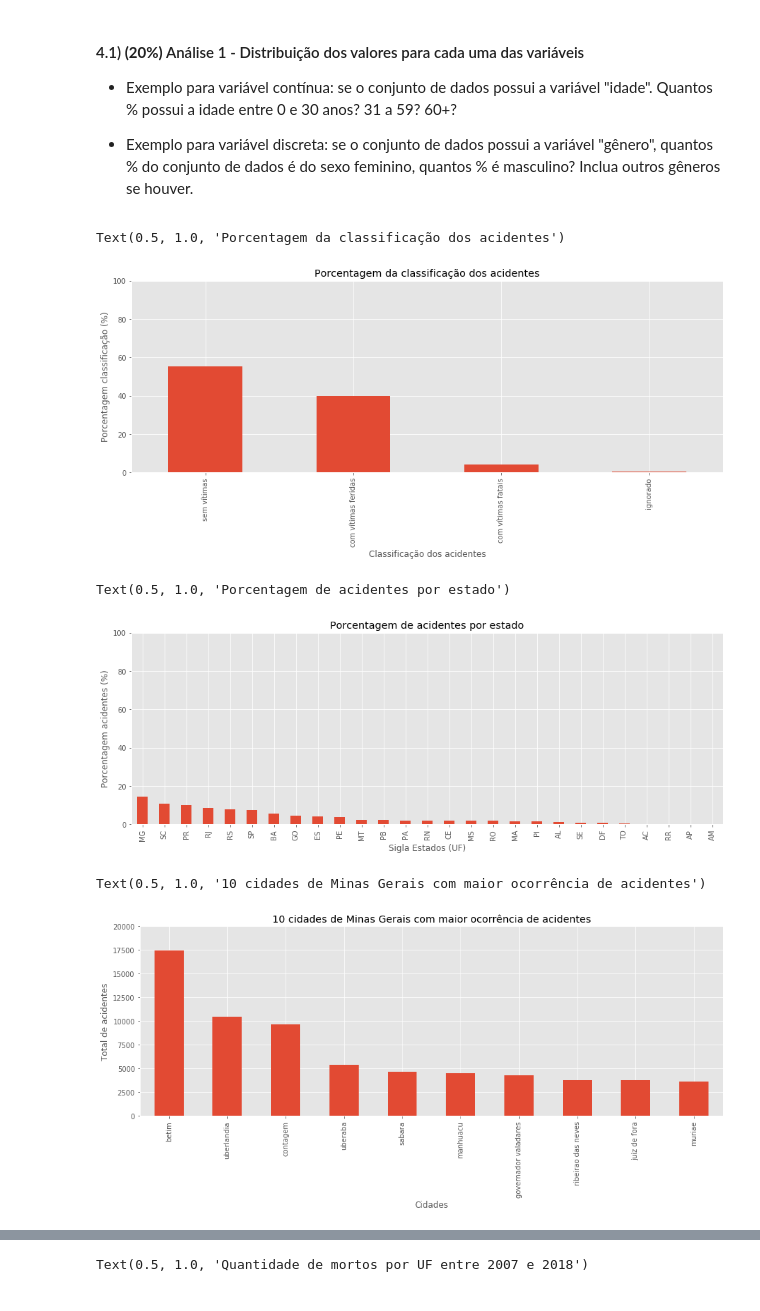
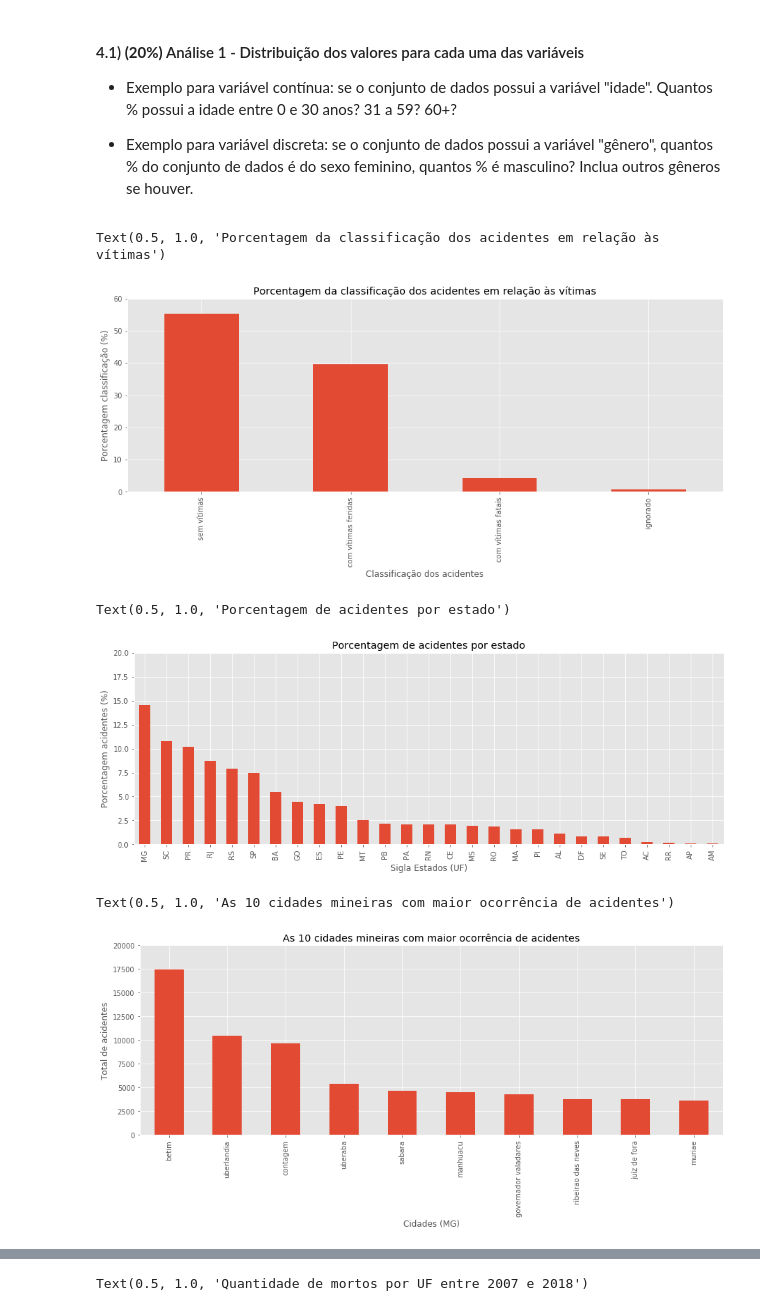
Before and after one commit to LilianeAquino/aed_projeto_1, a Jupyter notebook: template.ipynb, the cells around one changed output, grey strips where cells are left out. Cells and saved outputs as stored; diff of their text form; code cells hidden in the pictures.

```diff
--- a/template.ipynb
+++ b/template.ipynb
@@ -76,7 +70,7 @@ Pandas:  0.24.2
 # %%
 df = pd.read_csv('acidentes-rodovia-br.csv', low_memory=False)
-df.drop(['Unnamed: 0'], axis=1, inplace=True)
-df.head(2)
+df.drop(['Unnamed: 0', 'uso_solo'], axis=1, inplace=True)
+df.head(5)
 # %% [output]
 |  | id | data_inversa | horario | uf | br | km | municipio | causa_acidente | tipo_acidente | ... |
 | 0 | 1035523.0 | 2012-01-01 | 15:45:00 | SC | 282 | 513.7 | XAXIM | Velocidade incompatível | Saída de Pista | ... |
@@ -92,7 +89,6 @@ df.drop(df[df['sentido_via'] == '(null)'].index, inplace=True)
 df.drop(df[df['condicao_metereologica'] == '(null)'].index, inplace=True)
 df.drop(df[df['tipo_pista'] == '(null)'].index, inplace=True)
 df.drop(df[df['tracado_via'] == '(null)'].index, inplace=True)
-df.drop(df[df['uso_solo'] == '(null)'].index, inplace=True)
 # %%
 print('Números de linhas:', df.shape[0])
 print('Números de colunas:', df.shape[1])
@@ -141,7 +137,6 @@ df['sentido_via'] = df['sentido_via'].apply(cleanText)
 df['condicao_metereologica'] = df['condicao_metereologica'].apply(cleanText)
 df['tipo_pista'] = df['tipo_pista'].apply(cleanText)
 df['tracado_via'] = df['tracado_via'].apply(cleanText)
-df['uso_solo'] = df['uso_solo'].apply(cleanText)
 # %%
 df['id'] = df['id'].astype('int32')
 df['mortos'] = df['mortos'].astype('int16')
@@ -185,27 +180,27 @@ array([2012, 2013, 2018, 2008, 2016, 2009, 2014, 2010, 2007, 2017, 2011,
 # %%
 round((pd.value_counts(df_2007_2018['classificacao_acidente']) *100) / len(df_2007_2018), 2) .plot.bar()
 
 plt.rcParams['figure.figsize'] = [15, 5]
-plt.ylim(0, 100)
+plt.ylim(0, 60)
 
 plt.ylabel('Porcentagem classificação (%)')
 plt.xlabel('Classificação dos acidentes')
-plt.title('Porcentagem da classificação dos acidentes')
+plt.title('Porcentagem da classificação dos acidentes em relação às vítimas')
 # %% [output]
-Text(0.5, 1.0, 'Porcentagem da classificação dos acidentes')
+Text(0.5, 1.0, 'Porcentagem da classificação dos acidentes em relação às vítimas')
-[figure, old version]
+[figure, new version]
 # %%
 round((pd.value_counts(df_2007_2018['uf']) * 100) / len(df_2007_2018), 2).plot.bar()
 
 plt.rcParams['figure.figsize'] = [15, 5]
-plt.ylim(0, 100)
+plt.ylim(0, 20)
 
 plt.ylabel('Porcentagem acidentes (%)')
 plt.xlabel('Sigla Estados (UF)')
 plt.title('Porcentagem de acidentes por estado')
 # %% [output]
 Text(0.5, 1.0, 'Porcentagem de acidentes por estado')
-[figure, old version]
+[figure, new version]
 # %%
 municipios = df_2007_2018[df_2007_2018['uf'] == 'MG']
 pd.value_counts(municipios['municipio']).sort_values(ascending=False).head(10).plot.bar()
@@ -214,11 +209,11 @@ plt.rcParams['figure.figsize'] = [15, 5]
 plt.ylim(0, 20000)
 
 plt.ylabel('Total de acidentes')
-plt.xlabel('Cidades')
-plt.title('10 cidades de Minas Gerais com maior ocorrência de acidentes')
+plt.xlabel('Cidades (MG)')
+plt.title('As 10 cidades mineiras com maior ocorrência de acidentes')
 # %% [output]
-Text(0.5, 1.0, '10 cidades de Minas Gerais com maior ocorrência de acidentes')
+Text(0.5, 1.0, 'As 10 cidades mineiras com maior ocorrência de acidentes')
-[figure, old version]
+[figure, new version]
 # %%
 pd.value_counts(df_2007_2018['causa_acidente']).head(10).plot.bar()
 
```
Also changed, not shown: parts of 18 cells of this notebook.
